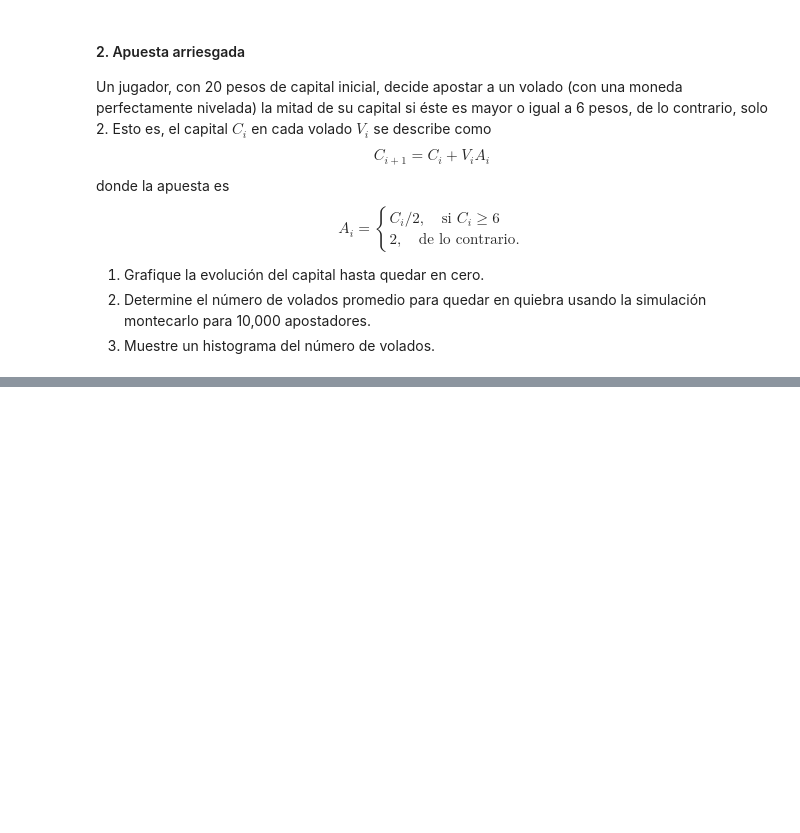
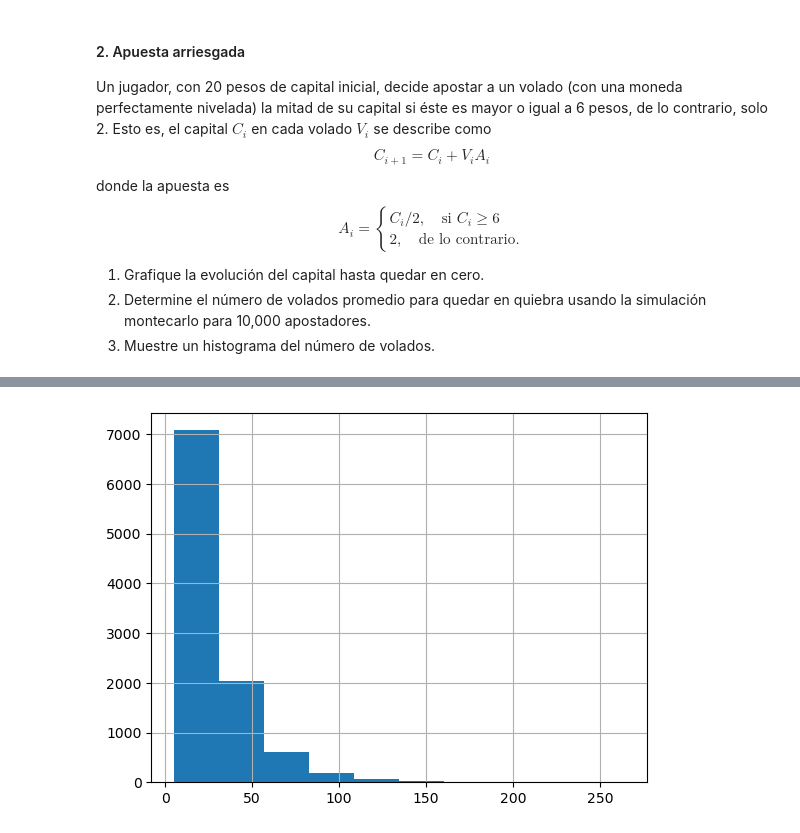
Before and after one commit to Maulpzco/MLC_2024, a Jupyter notebook: Tarea - Caminata aleatoria Mauricio .ipynb, the cells around one changed output, grey strips where cells are left out. Cells and saved outputs as stored; diff of their text form; code cells hidden in the pictures; blank space fills up the shorter version.

```diff
--- a/Tarea - Caminata aleatoria Mauricio .ipynb
+++ b/Tarea - Caminata aleatoria Mauricio .ipynb
@@ -41,0 +115,6 @@ $$
+# %%
+plt.hist(volres)
+plt.grid()
+plt.show()
+# %% [output]
+[figure, added]
```
Also changed, not shown: parts of 4 cells of this notebook.
